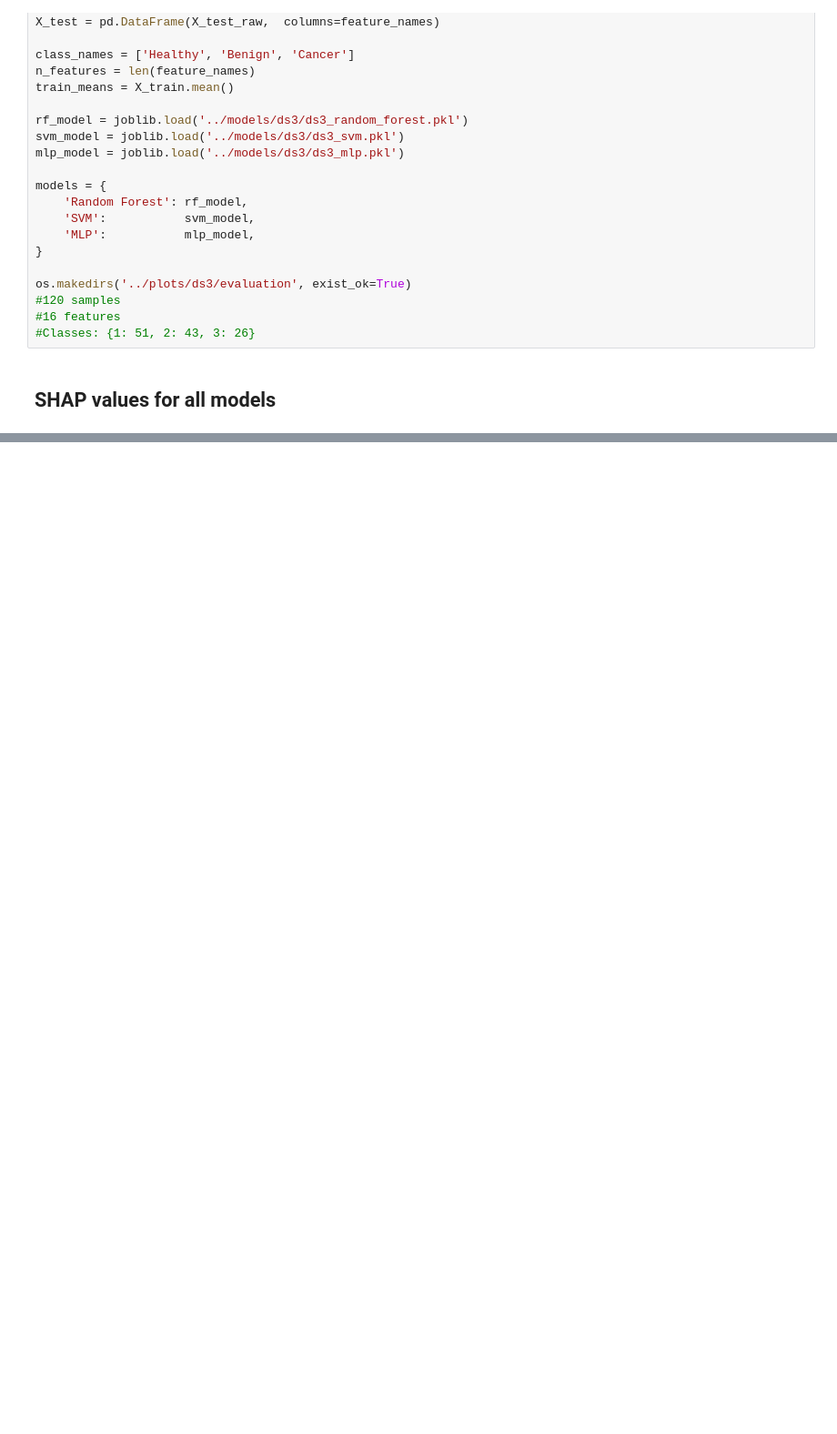
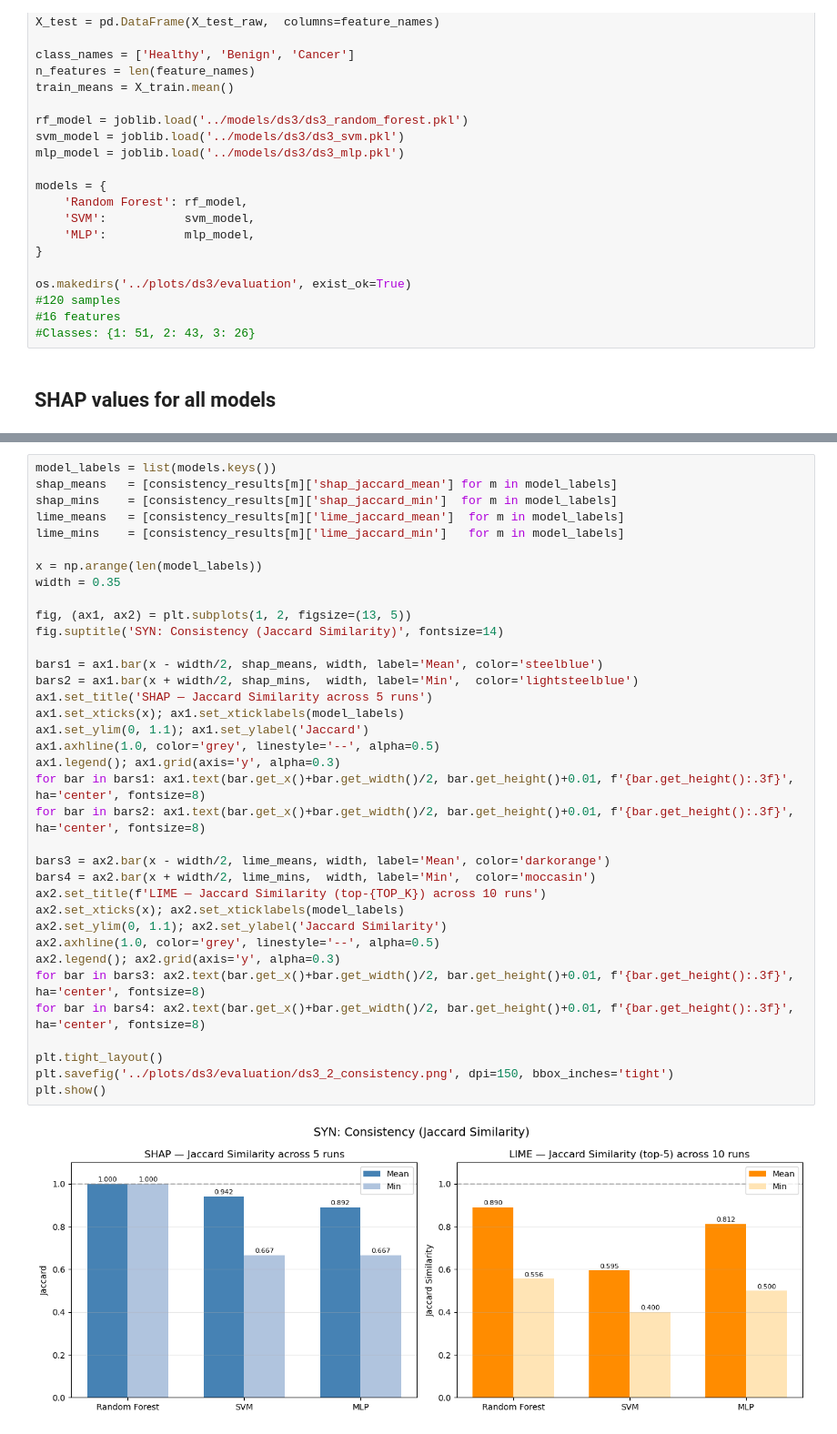
Before and after one commit to ariannacalderara/Pancreatic_Cancer_Detection_Master_Thesis, a Jupyter notebook: notebooks/04_ds3_xai_evaluation.ipynb, the cells around one changed output, grey strips where cells are left out. Shown at 91% size. Drawn from its saved outputs; the diff is of its cells as text; blank space fills up the shorter version.

```diff
--- a/notebooks/04_ds3_xai_evaluation.ipynb
+++ b/notebooks/04_ds3_xai_evaluation.ipynb
@@ -71,0 +269,38 @@ print("SHAP values computed for all models.")
+# %%
+model_labels = list(models.keys())
+shap_means   = [consistency_results[m]['shap_jaccard_mean'] for m in model_labels]
+shap_mins    = [consistency_results[m]['shap_jaccard_min']  for m in model_labels]
+lime_means   = [consistency_results[m]['lime_jaccard_mean']  for m in model_labels]
+lime_mins    = [consistency_results[m]['lime_jaccard_min']   for m in model_labels]
+
+x = np.arange(len(model_labels))
+width = 0.35
+
+fig, (ax1, ax2) = plt.subplots(1, 2, figsize=(13, 5))
+fig.suptitle('SYN: Consistency (Jaccard Similarity)', fontsize=14)
+
+bars1 = ax1.bar(x - width/2, shap_means, width, label='Mean', color='steelblue')
+bars2 = ax1.bar(x + width/2, shap_mins,  width, label='Min',  color='lightsteelblue')
+ax1.set_title('SHAP — Jaccard Similarity across 5 runs')
+ax1.set_xticks(x); ax1.set_xticklabels(model_labels)
+ax1.set_ylim(0, 1.1); ax1.set_ylabel('Jaccard')
+ax1.axhline(1.0, color='grey', linestyle='--', alpha=0.5)
+ax1.legend(); ax1.grid(axis='y', alpha=0.3)
+for bar in bars1: ax1.text(bar.get_x()+bar.get_width()/2, bar.get_height()+0.01, f'{bar.get_height():.3f}', ha='center', fontsize=8)
+for bar in bars2: ax1.text(bar.get_x()+bar.get_width()/2, bar.get_height()+0.01, f'{bar.get_height():.3f}', ha='center', fontsize=8)
+
+bars3 = ax2.bar(x - width/2, lime_means, width, label='Mean', color='darkorange')
+bars4 = ax2.bar(x + width/2, lime_mins,  width, label='Min',  color='moccasin')
+ax2.set_title(f'LIME — Jaccard Similarity (top-{TOP_K}) across 10 runs')
+ax2.set_xticks(x); ax2.set_xticklabels(model_labels)
+ax2.set_ylim(0, 1.1); ax2.set_ylabel('Jaccard Similarity')
+ax2.axhline(1.0, color='grey', linestyle='--', alpha=0.5)
+ax2.legend(); ax2.grid(axis='y', alpha=0.3)
+for bar in bars3: ax2.text(bar.get_x()+bar.get_width()/2, bar.get_height()+0.01, f'{bar.get_height():.3f}', ha='center', fontsize=8)
+for bar in bars4: ax2.text(bar.get_x()+bar.get_width()/2, bar.get_height()+0.01, f'{bar.get_height():.3f}', ha='center', fontsize=8)
+
+plt.tight_layout()
+plt.savefig('../plots/ds3/evaluation/ds3_2_consistency.png', dpi=150, bbox_inches='tight')
+plt.show()
+# %% [output]
+[figure, added]
```
Also changed, not shown: parts of 13 cells of this notebook, 34 other files.
